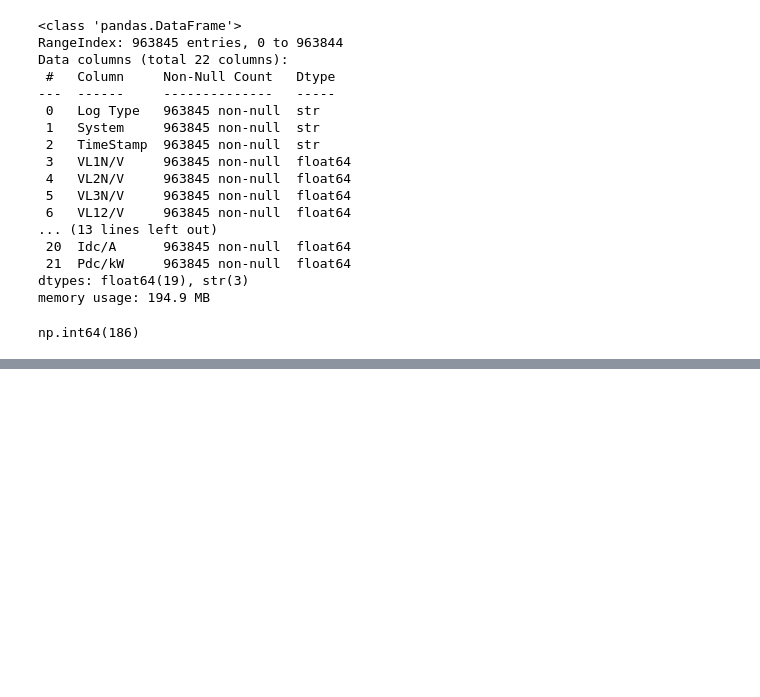
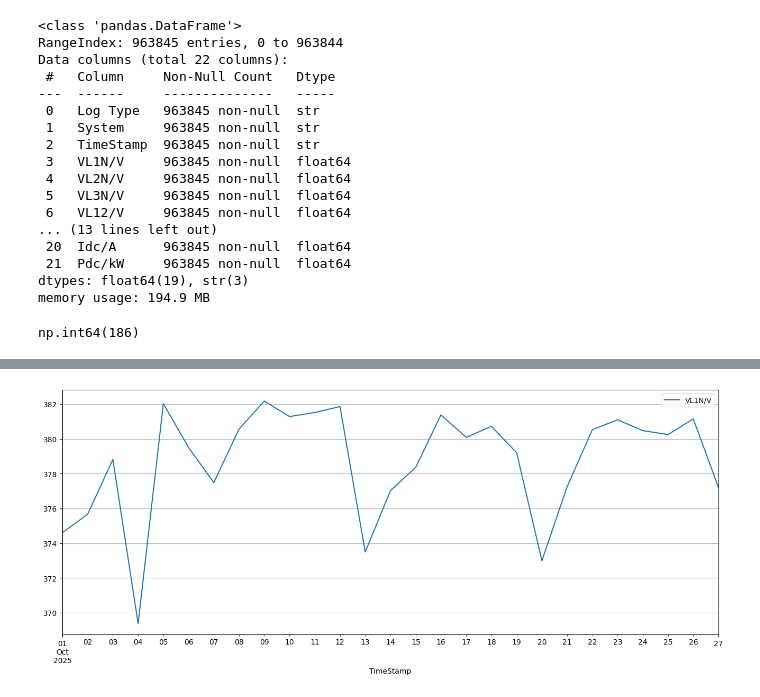
Before and after one commit to nguyenquynhanh10267-debug/PV, a Jupyter notebook: APU_Stat_10/apu1.ipynb, the cells around one changed output, grey strips where cells are left out. Drawn from its saved outputs; the diff is of its cells as text; code cells hidden in the pictures; blank space fills up the shorter version.

Commit message:
trig, energy, power

```diff
--- a/APU_Stat_10/apu1.ipynb
+++ b/APU_Stat_10/apu1.ipynb
@@ -4,7 +4,7 @@ import pandas as pd;
 import matplotlib.pyplot as plt;
 import seaborn as sns;
 # %%
-stats = pd.read_csv(r'D:\energy\PV\cleaned_data\apu_stat_10s.csv');
+stats = pd.read_csv(r'C:\PV\cleaned_data\apu_stat_10s.csv');
 stats.head()
 # %% [output]
 |  | Log Type | System | TimeStamp | VL1N/V | VL2N/V | VL3N/V | VL12/V | VL23/V | VL31/V | f/Hz | ... | ... |
@@ -38,3 +50,5 @@ memory usage: 194.9 MB
 stats.duplicated().sum()
 # %% [output]
 np.int64(186)
+# %%
+stats_new = stats.drop_duplicates().reset_index(drop=True)
@@ -40,0 +59,2 @@ np.int64(186)
+# %%
+stats_apu1 = stats_new.loc[(stats_new['System'] == 'APU 1')]
@@ -40,0 +73,13 @@ np.int64(186)
+# %%
+apu1 = stats_apu1.copy()
+# 1. Đảm bảo cột Time Stamp là kiểu datetime và đặt làm Index
+apu1['TimeStamp'] = pd.to_datetime(apu1['TimeStamp'])
+apu1.set_index('TimeStamp', inplace=True)
+
+# 2. Sau đó mới chạy lại lệnh vẽ biểu đồ
+cols_to_plot = ['VL1N/V']
+apu1[cols_to_plot].resample('D').mean().plot(subplots=True, figsize=(16, 6), grid=True)
+#plt.ylim(350,400)
+plt.show()
+# %% [output]
+[figure, added]
```
Also changed, not shown: parts of 13 cells of this notebook, 6 other files.
